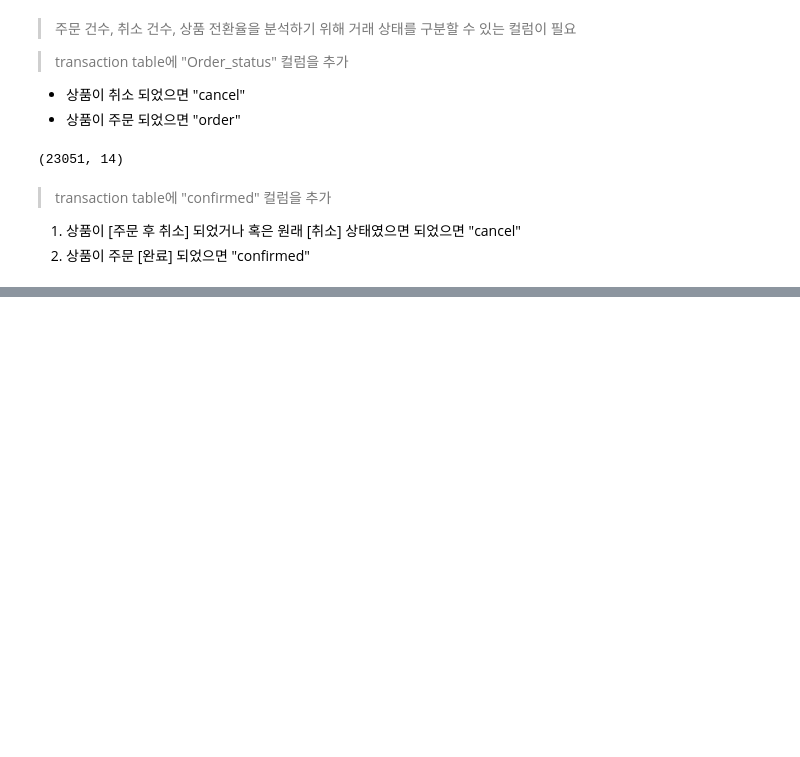
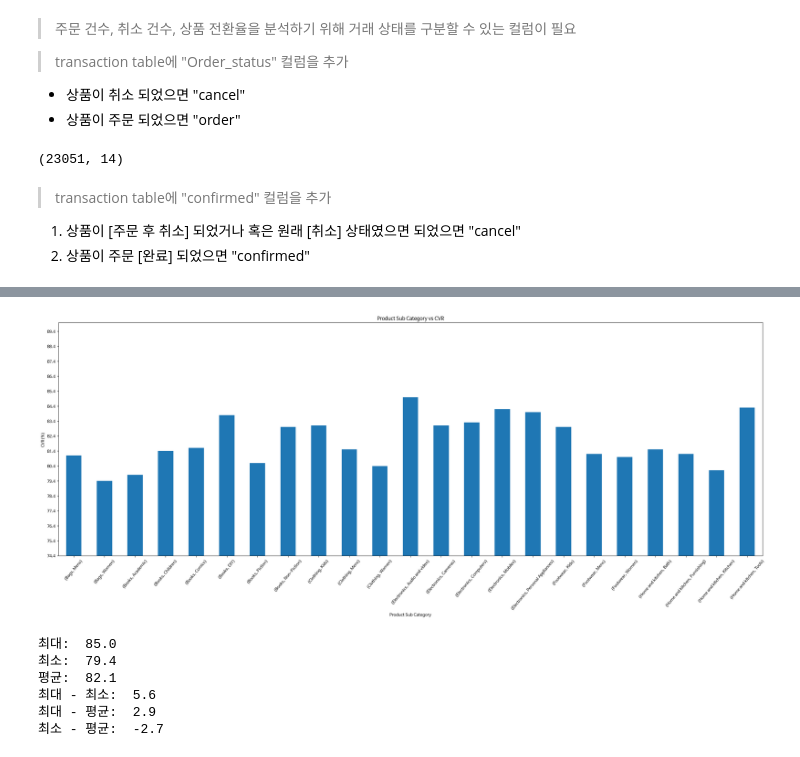
Before and after one commit to sunnyl94/Data-Analysis-Folder, a Jupyter notebook: Retail_Case_Study.ipynb, the cells around one changed output, grey strips where cells are left out. Saved outputs shown, nothing was run; the diff lists cells and outputs as text; code cells hidden in the pictures; blank space fills up the shorter version.

```diff
--- a/Retail_Case_Study.ipynb
+++ b/Retail_Case_Study.ipynb
@@ -143,0 +196,7 @@ transaction.shape
+# %%
+# duplicate가 있는지 확인
+# 1이면 중복이 아니고 0이면 중복
+transaction["chk"] = np.where(transaction["key"] != transaction["key"].shift(-1), 1, 0)
+
+# 1인것만 남기기
+filtered_trans = transaction[transaction["chk"] == 1].reset_index(drop=True)
@@ -143,0 +282,9 @@ transaction.shape
+# %%
+# prod_subcat별 최종 구매 및 취소 수
+cvr_subcat = new_data.groupby(["prod_cat", "prod_subcat"])["confirmed"].value_counts().unstack()
+
+# 전체 구매
+cvr_subcat["total"] = new_data.groupby(["prod_cat", "prod_subcat"])["confirmed"].count()
+
+# 상품 전환율
+cvr_subcat["CVR(%)"] = ((cvr_subcat["confirm"] / cvr_subcat["total"]) * 100).round(1)
@@ -143,0 +324,31 @@ transaction.shape
+# %%
+cvr_subcat["CVR(%)"].plot(kind="bar", figsize=(30, 10))
+
+plt.xticks(rotation=50)
+plt.ylim(min(cvr_subcat["CVR(%)"]) - 5, max(cvr_subcat["CVR(%)"])+5)
+plt.yticks(np.arange(min(cvr_subcat["CVR(%)"] - 5), max(cvr_subcat["CVR(%)"]) + 5, 1))
+plt.xlabel("Product Sub Category")
+plt.ylabel("CVR(%)")
+plt.title("Product Sub Category vs CVR")
+
+plt.show()
+# %% [output]
+[figure, added]
+# %%
+min_cvr = min(cvr_subcat["CVR(%)"])
+max_cvr = max(cvr_subcat["CVR(%)"])
+avg_cvr = cvr["CVR(%)"][-1]
+
+print("최대: ", max_cvr)
+print("최소: ", min_cvr)
+print("평균: ", avg_cvr)
+print("최대 - 최소: ", round(max_cvr - min_cvr,2))
+print("최대 - 평균: ", round(max_cvr - avg_cvr,2))
+print("최소 - 평균: ", round(min_cvr - avg_cvr,2))
+# %% [output]
+최대:  85.0
+최소:  79.4
+평균:  82.1
+최대 - 최소:  5.6
+최대 - 평균:  2.9
+최소 - 평균:  -2.7
```
Also changed, not shown: parts of 95 cells of this notebook.
